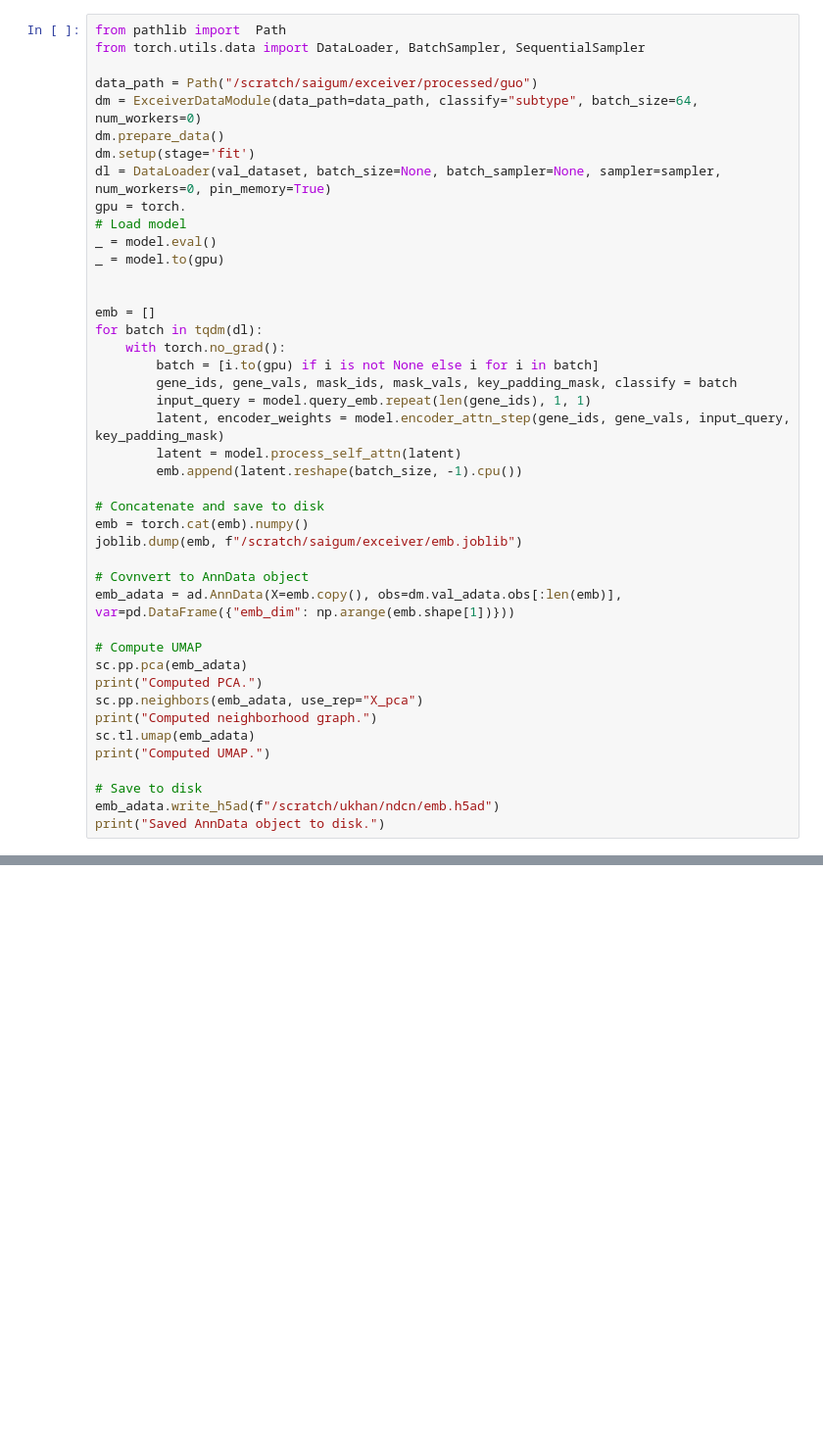
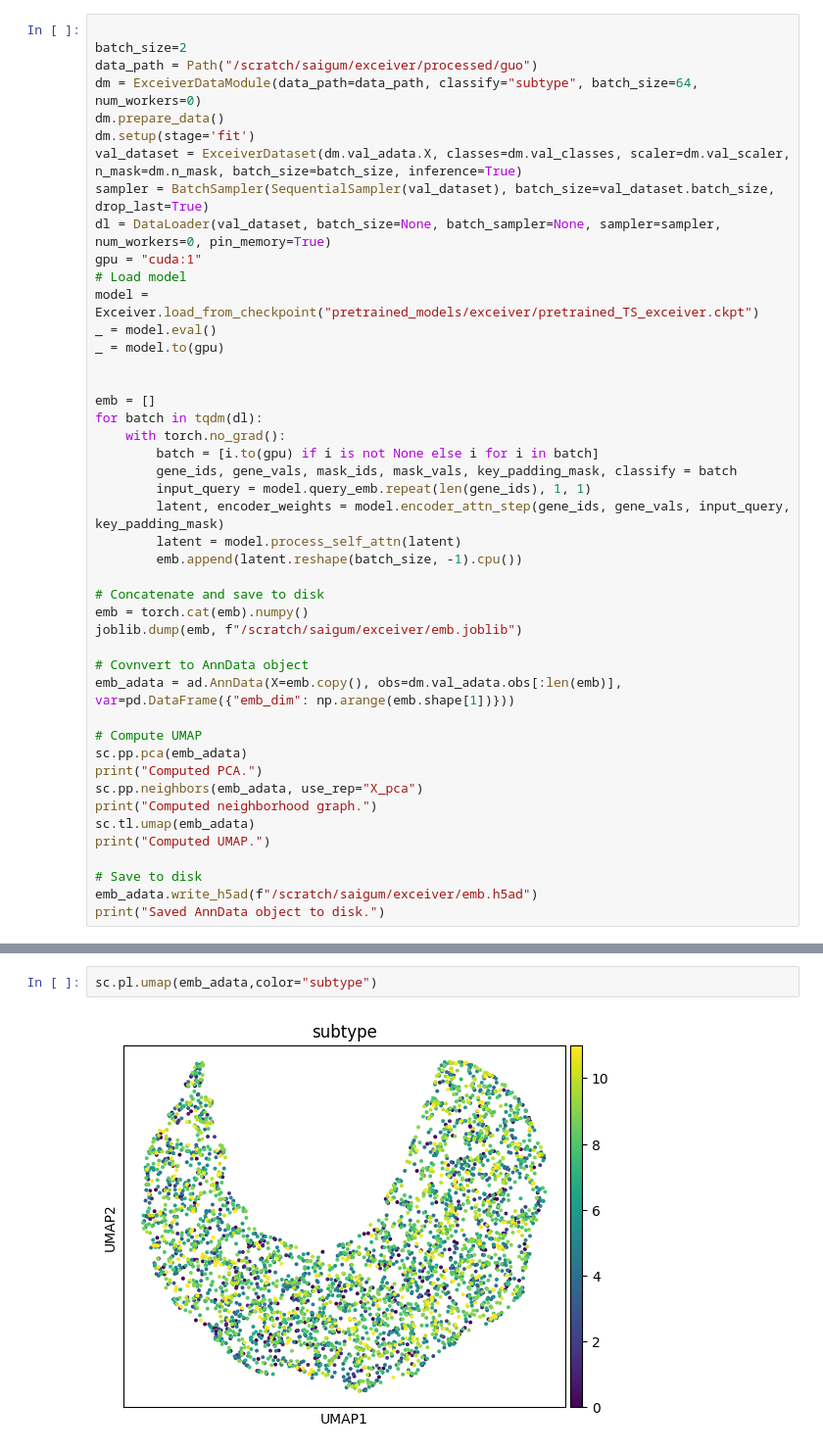
Before and after one commit to Saigum/exceiver, a Jupyter notebook: example-model.ipynb, the cells around one changed output, grey strips where cells are left out. Shown at 98% size. Drawn from its saved outputs; the diff is of its cells as text; blank space fills up the shorter version.

```diff
--- a/example-model.ipynb
+++ b/example-model.ipynb
@@ -11,14 +30,16 @@ from exceiver.datasets import ExceiverDataModule
 # %%
-from pathlib import  Path
-from torch.utils.data import DataLoader, BatchSampler, SequentialSampler
 
+batch_size=2
 data_path = Path("/scratch/saigum/exceiver/processed/guo")
 dm = ExceiverDataModule(data_path=data_path, classify="subtype", batch_size=64, num_workers=0)
 dm.prepare_data()
 dm.setup(stage='fit')
+val_dataset = ExceiverDataset(dm.val_adata.X, classes=dm.val_classes, scaler=dm.val_scaler, n_mask=dm.n_mask, batch_size=batch_size, inference=True)
+sampler = BatchSampler(SequentialSampler(val_dataset), batch_size=val_dataset.batch_size, drop_last=True)
 dl = DataLoader(val_dataset, batch_size=None, batch_sampler=None, sampler=sampler, num_workers=0, pin_memory=True)
-gpu = torch.
+gpu = "cuda:1"
 # Load model
+model = Exceiver.load_from_checkpoint("pretrained_models/exceiver/pretrained_TS_exceiver.ckpt")
 _ = model.eval()
 _ = model.to(gpu)
 
@@ -49,7 +70,7 @@ sc.tl.umap(emb_adata)
 print("Computed UMAP.")
 
 # Save to disk
-emb_adata.write_h5ad(f"/scratch/ukhan/ndcn/emb.h5ad")
+emb_adata.write_h5ad(f"/scratch/saigum/exceiver/emb.h5ad")
 print("Saved AnnData object to disk.")
 # %% [output]
 n masked genes: 386
@@ -109,0 +85,4 @@ adata.write_h5ad(filename="datasets/Guo/GSE99254.h5ad")
+# %%
+sc.pl.umap(emb_adata,color="subtype")
+# %% [output]
+[figure, added]
```
Also changed, not shown: parts of 18 cells of this notebook, 2 other files.
